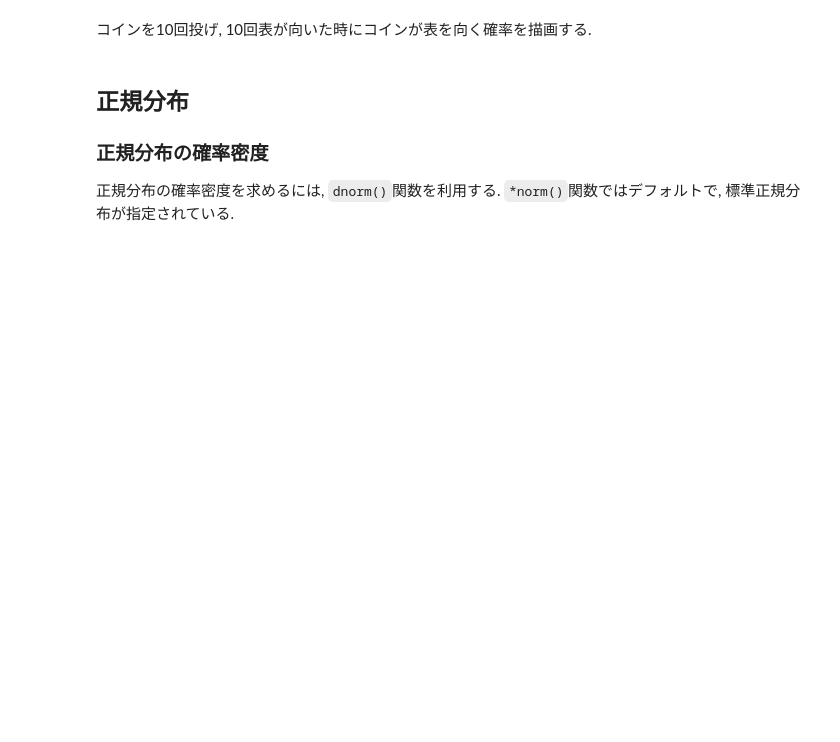
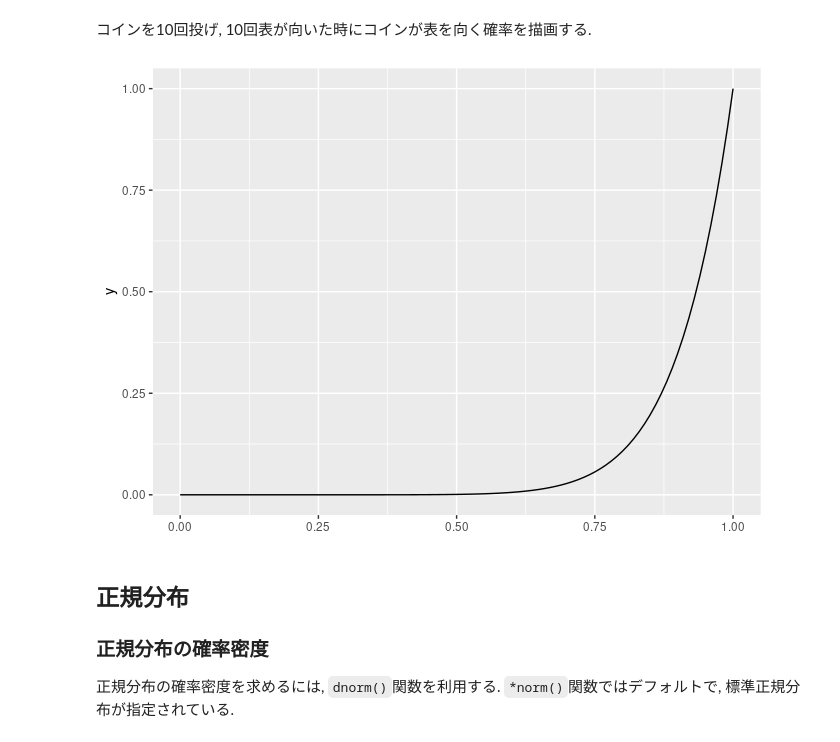
Before and after one commit to N-Yukihiro/Intro2Stats_SFC, a Jupyter notebook: Lecture-03/prob_dens.ipynb, the cells around one changed output. Saved outputs shown, nothing was run; the diff lists cells and outputs as text; code cells hidden in the pictures; blank space fills up the shorter version.

```diff
--- a/Lecture-03/prob_dens.ipynb
+++ b/Lecture-03/prob_dens.ipynb
@@ -81,13 +103,17 @@ ggplot(data = NULL) +
 # %% [markdown]
 コインを10回投げ, 10回表が向いた時にコインが表を向く確率を描画する.
 # %%
-ggplot(data = NULL) +
-  aes(xmin = 0,
-      xmax = 1) +
+ggplot() +
+  xlim(0, 1) +
   stat_function(
     fun  = dbinom,
-    args = list(x    = 10,
-                size = 10))
+    args = list(
+      x    = 10,
+      size = 10
+    )
+  )
+# %% [output]
+[figure, added]
 # %% [markdown]
 ## 正規分布
 
```
Also changed, not shown: parts of 44 cells of this notebook, 1 other file.
